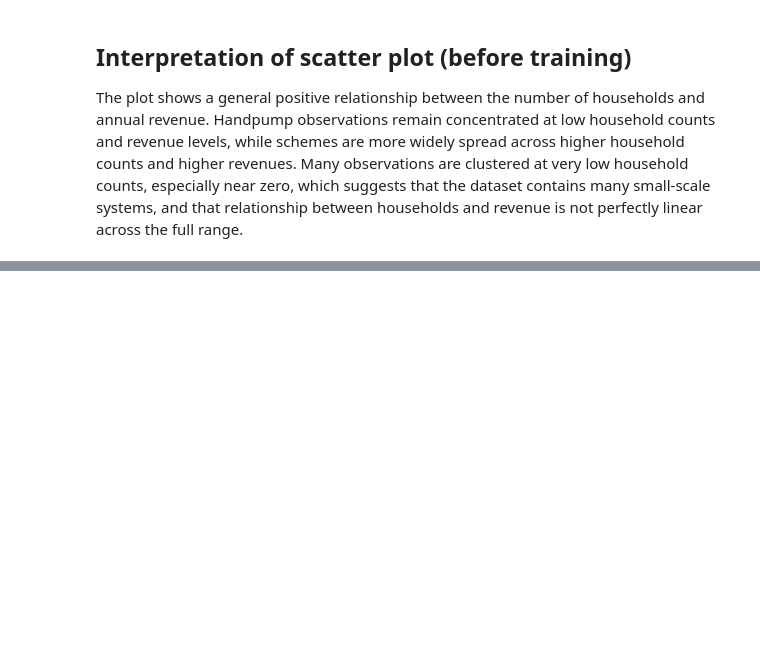
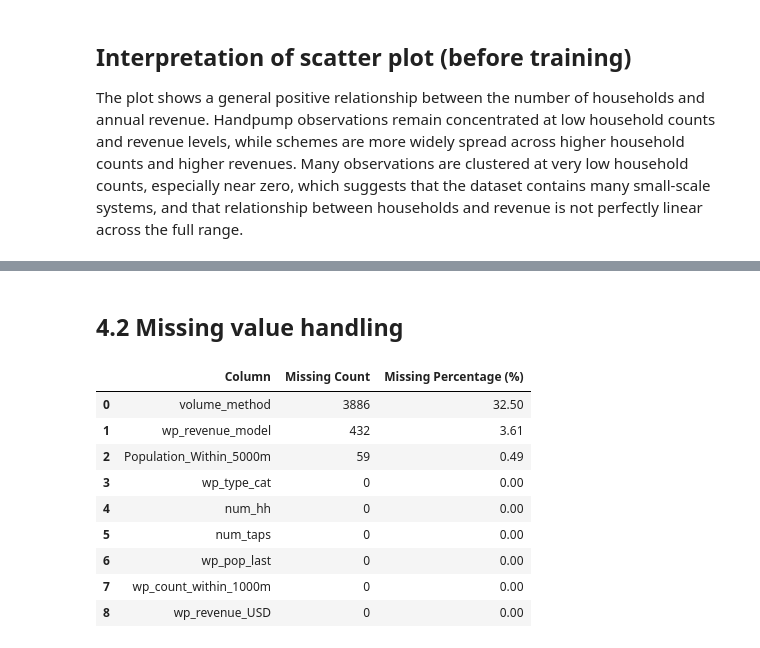
Before and after one commit to L-nsamba/linear_regression_model, a Jupyter notebook: summative/linear_regression/multivariate.ipynb, the cells around one changed output, grey strips where cells are left out. Drawn from its saved outputs; the diff is of its cells as text; code cells hidden in the pictures; blank space fills up the shorter version.

Commit message:
missing value handling and exclusion justification section

```diff
--- a/summative/linear_regression/multivariate.ipynb
+++ b/summative/linear_regression/multivariate.ipynb
@@ -256,0 +305,30 @@ The plot shows a general positive relationship between the number of households
+# %% [markdown]
+## 4.2 Missing value handling
+# %%
+# Calculating missing value counts per column
+missing_count = model_df.isna().sum()
+
+# Calculating percentage of missing values
+missing_percent = (missing_count / len(model_df)) * 100
+
+# Combining into a three column summart table
+missing_summary = pd.DataFrame({
+    'Column': model_df.columns,
+    'Missing Count': missing_count.values,
+    'Missing Percentage (%)': missing_percent.values.round(2)
+})
+
+# Sorting the table from highest to lowest in terms of missingness
+missing_summary = missing_summary.sort_values(by='Missing Count', ascending=False).reset_index(drop=True)
+display(missing_summary)
+# %% [output]
+|  | Column | Missing Count | Missing Percentage (%) |
+| 0 | volume_method | 3886 | 32.50 |
+| 1 | wp_revenue_model | 432 | 3.61 |
+| 2 | Population_Within_5000m | 59 | 0.49 |
+| 3 | wp_type_cat | 0 | 0.00 |
+| 4 | num_hh | 0 | 0.00 |
+| 5 | num_taps | 0 | 0.00 |
+| 6 | wp_pop_last | 0 | 0.00 |
+| 7 | wp_count_within_1000m | 0 | 0.00 |
+| 8 | wp_revenue_USD | 0 | 0.00 |
```
Also changed, not shown: parts of 9 cells of this notebook.
